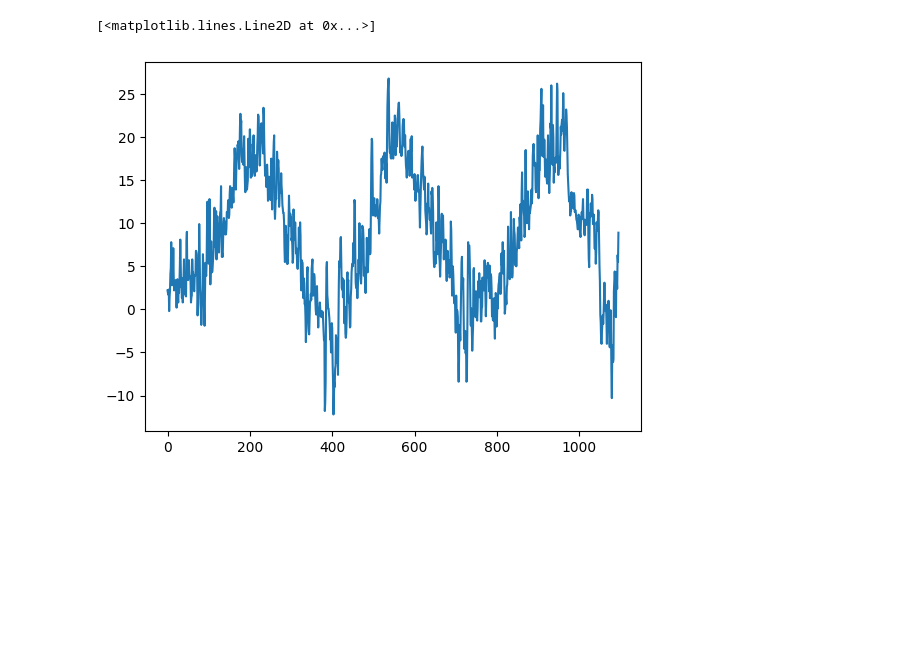
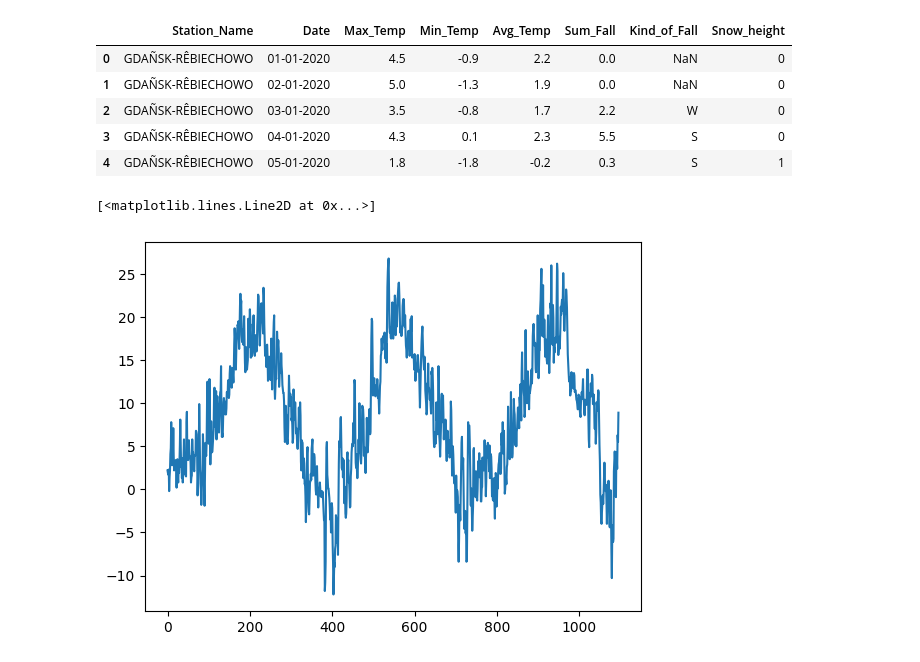
Before and after one commit to mikitomi21/Weather_Prediction, a Jupyter notebook: presentation.ipynb, the cells around one changed output. Saved outputs shown, nothing was run; the diff lists cells and outputs as text; code cells hidden in the pictures; blank space fills up the shorter version.

```diff
--- a/presentation.ipynb
+++ b/presentation.ipynb
@@ -5,6 +5,14 @@ import numpy as np
 from model import *
 # %%
 df = pd.read_csv('result.csv',encoding = 'unicode_escape')
+df.iloc[:5]
+# %% [output]
+|  | Station_Name | Date | Max_Temp | Min_Temp | Avg_Temp | Sum_Fall | Kind_of_Fall | Snow_height |
+| 0 | GDAÑSK-RÊBIECHOWO | 01-01-2020 | 4.5 | -0.9 | 2.2 | 0.0 | NaN | 0 |
+| 1 | GDAÑSK-RÊBIECHOWO | 02-01-2020 | 5.0 | -1.3 | 1.9 | 0.0 | NaN | 0 |
+| 2 | GDAÑSK-RÊBIECHOWO | 03-01-2020 | 3.5 | -0.8 | 1.7 | 2.2 | W | 0 |
+| 3 | GDAÑSK-RÊBIECHOWO | 04-01-2020 | 4.3 | 0.1 | 2.3 | 5.5 | S | 0 |
+| 4 | GDAÑSK-RÊBIECHOWO | 05-01-2020 | 1.8 | -1.8 | -0.2 | 0.3 | S | 1 |
 # %%
 x = np.arange(len(df))
 y = np.array(df[' Avg_Temp'])
```
Also changed, not shown: 3 other files.
